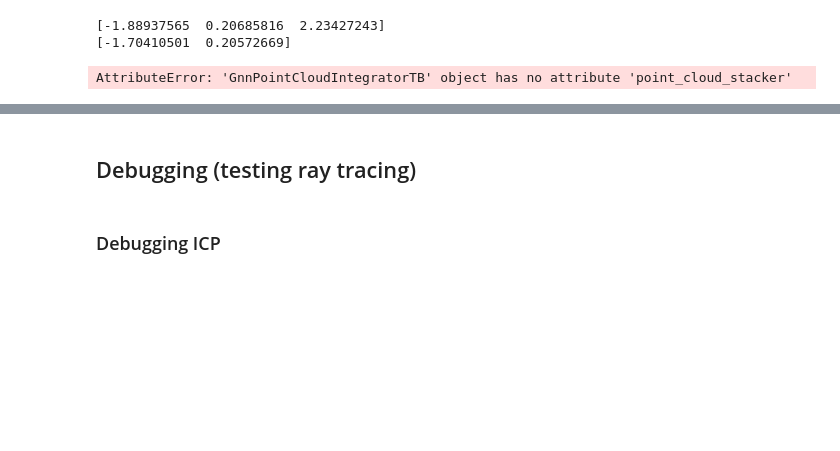
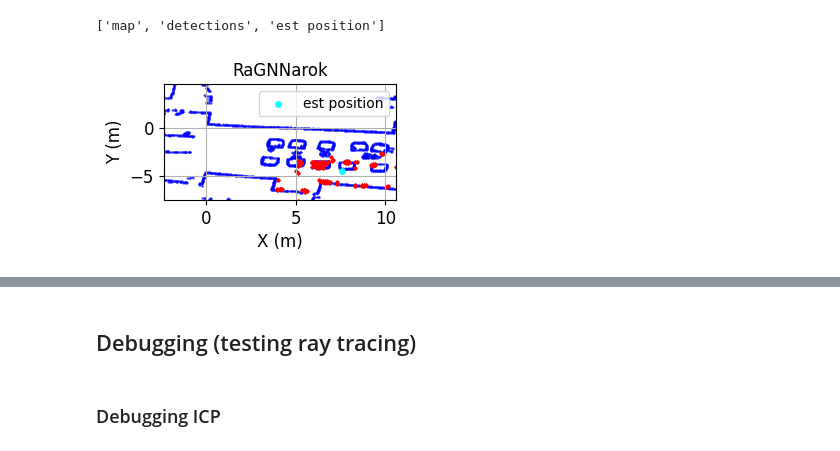
Before and after one commit to davidmhunt/odometry, a Jupyter notebook: notebooks/eval_gnn_point_cloud_integrator.ipynb, the cells around one changed output, grey strips where cells are left out. Saved outputs shown, nothing was run; the diff lists cells and outputs as text; code cells hidden in the pictures; blank space fills up the shorter version.

```diff
--- a/notebooks/eval_gnn_point_cloud_integrator.ipynb
+++ b/notebooks/eval_gnn_point_cloud_integrator.ipynb
@@ -253,14 +269,3 @@ test_bench.plotter_localization.plot_position_history_m(
-# %%
-print(test_bench.filter.x[0:3])
-print(test_bench.gt_localizer.current_pose_m)
-print(test_bench.point_cloud_stacker.integrator.x[0:3])
-print(test_bench.point_cloud_stacker.initial_pose_m)
-print(test_bench.point_cloud_stacker.current_pose_m)
-print(np.linalg.norm(test_bench.gt_localizer.current_pose_m - test_bench.filter.x[0:2]))
-# %% [output]
-[-1.88937565  0.20685816  2.23427243]
-[-1.70410501  0.20572669]
-AttributeError: 'GnnPointCloudIntegratorTB' object has no attribute 'point_cloud_stacker'
 # %%
 #compute total distance traveled
 dist = 0
@@ -274,30 +279,32 @@ print(dist)
 # %%
 #visualizing the point cloud - for point cloud comparison
 fig, axs = plt.subplots(figsize=(3,1.5))
 
-combined_pc = test_bench.point_cloud_stacker.get_current_stacked_pc_static()
-dynamic_combined_pc = test_bench.point_cloud_stacker.get_current_stacked_pc_dynamic()
+combined_pc = test_bench.point_cloud_integrator.probabilistic_pc_grid.get_points()
 
-test_bench.plotter_localization.marker_size = 0.5
+test_bench.plotter_localization.marker_size = 3.0
 test_bench.plotter_localization.plot_detections_on_map(
-    current_points=test_bench.history_pc_stacker_point_clouds[-1],
+    current_points=combined_pc[:,0:2],
     heading_rad=test_bench.filter.x[2],
     pose_m=test_bench.filter.x[0:2],
     ax=axs,
     show=False
 )
-axs.set_title("RadNav",
+axs.set_title("RaGNNarok",
                 fontsize=test_bench.plotter_localization.font_size_legend)
 axs.set_xlim(
     test_bench.filter.x[0] - 10,
     test_bench.filter.x[0] + 3)
 axs.set_xlabel("X (m)",fontsize=test_bench.plotter_localization.font_size_axis_labels)
 axs.set_ylim(
     test_bench.filter.x[1] - 3,
     test_bench.filter.x[1] + 9)
 axs.set_ylabel("Y (m)",fontsize=test_bench.plotter_localization.font_size_axis_labels)
 handles,labels = axs.get_legend_handles_labels()
 print(labels)
 axs.legend(handles[2:3], labels[2:3], loc="upper right",fontsize=10)
 
 plt.show()
+# %% [output]
+['map', 'detections', 'est position']
+[figure, added]
```
Also changed, not shown: parts of 13 cells of this notebook, 15 other files.
